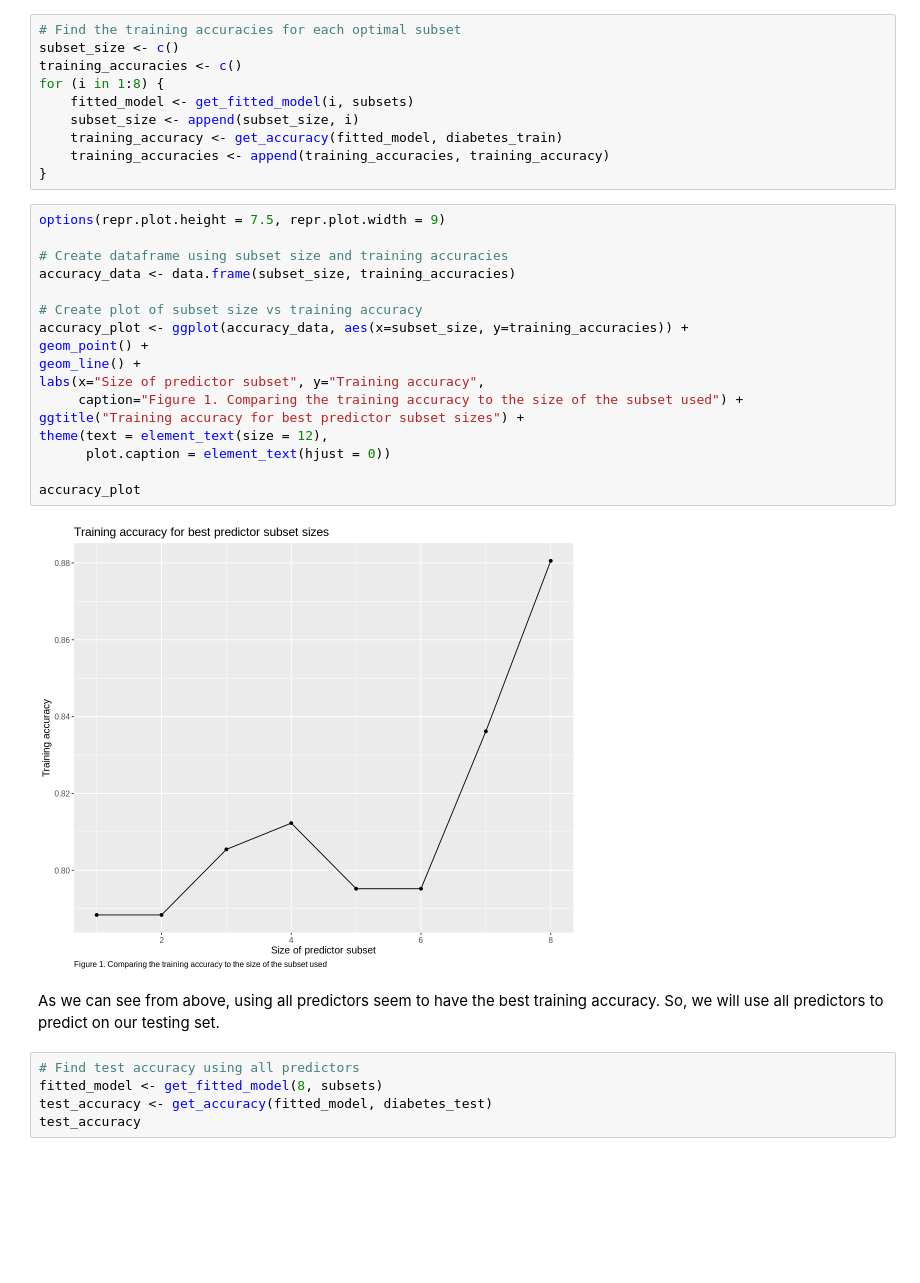
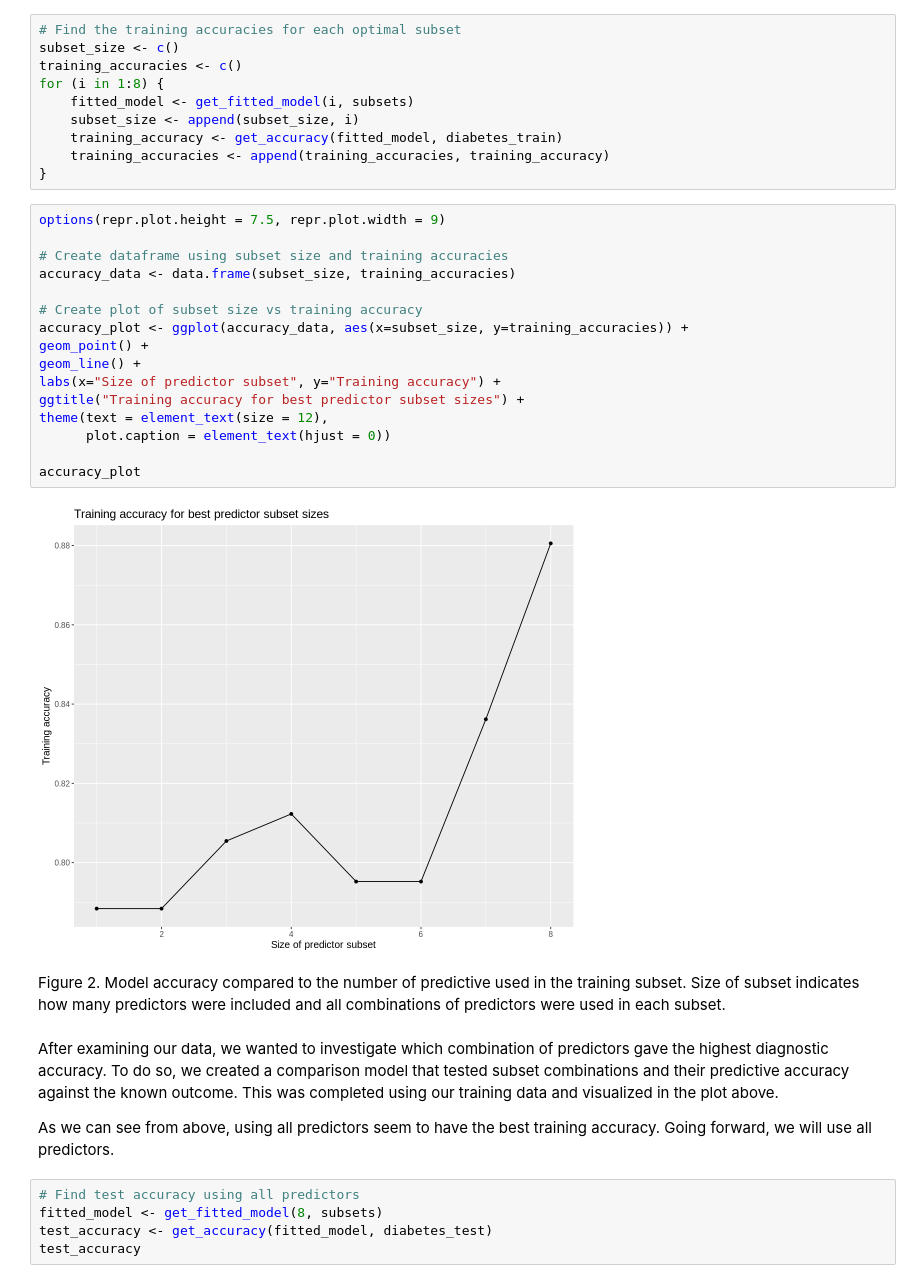
Before and after one commit to hsgao12/dsci-100-group-132, a Jupyter notebook: DSCI100 report.ipynb, the cells around one changed output. Drawn from its saved outputs; the diff is of its cells as text; blank space fills up the shorter version.

```diff
--- a/DSCI100 report.ipynb
+++ b/DSCI100 report.ipynb
@@ -315,24 +327,27 @@ for (i in 1:8) {
 # %%
 options(repr.plot.height = 7.5, repr.plot.width = 9)
 
 # Create dataframe using subset size and training accuracies
 accuracy_data <- data.frame(subset_size, training_accuracies)
 
 # Create plot of subset size vs training accuracy
 accuracy_plot <- ggplot(accuracy_data, aes(x=subset_size, y=training_accuracies)) +
 geom_point() +
 geom_line() +
-labs(x="Size of predictor subset", y="Training accuracy",
-     caption="Figure 1. Comparing the training accuracy to the size of the subset used") +
+labs(x="Size of predictor subset", y="Training accuracy") +
 ggtitle("Training accuracy for best predictor subset sizes") +
 theme(text = element_text(size = 12),
       plot.caption = element_text(hjust = 0))
 
 accuracy_plot
 # %% [output]
-[figure, old version]
+[figure, new version]
 # %% [markdown]
-As we can see from above, using all predictors seem to have the best training accuracy. So, we will use all predictors to predict on our testing set.
+Figure 2. Model accuracy compared to the number of predictive used in the training subset. Size of subset indicates how many predictors were included and all combinations of predictors were used in each subset.
+# %% [markdown]
+After examining our data, we wanted to investigate which combination of predictors gave the highest diagnostic accuracy. To do so, we created a comparison model that tested subset combinations and their predictive accuracy against the known outcome. This was completed using our training data and visualized in the plot above.
+
+As we can see from above, using all predictors seem to have the best training accuracy. Going forward, we will use all predictors.
 # %%
 # Find test accuracy using all predictors
 fitted_model <- get_fitted_model(8, subsets)
```
Also changed, not shown: parts of 22 cells of this notebook.
